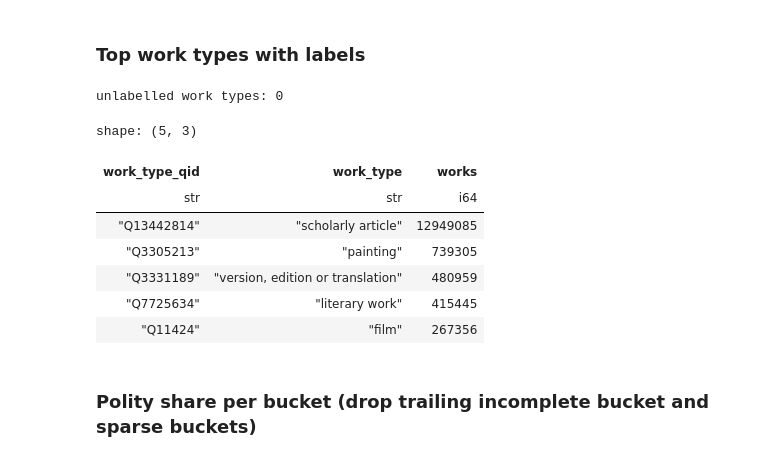
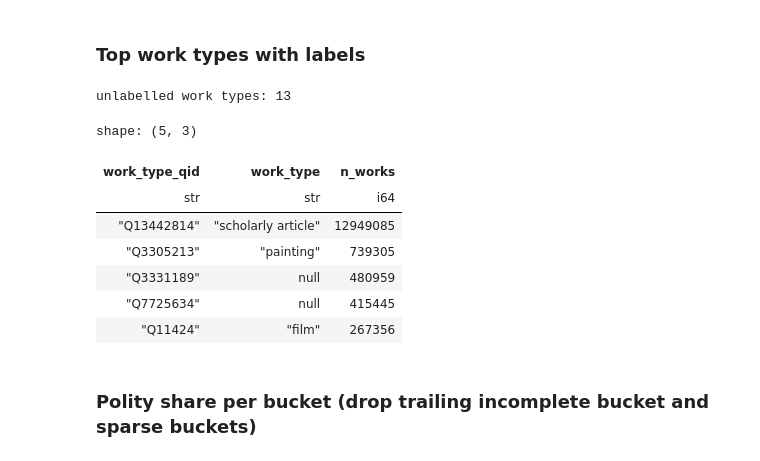
Before and after one commit to charlesdedampierre/cultura_database, a Jupyter notebook: notebooks_new/02_general_stats.ipynb, the cells around one changed output. Drawn from its saved outputs; the diff is of its cells as text; code cells hidden in the pictures.

```diff
--- a/notebooks_new/02_general_stats.ipynb
+++ b/notebooks_new/02_general_stats.ipynb
@@ -207,13 +187,28 @@ shape: (2, 2)
 # %%
 top_work_type_qids = con.sql('''
-    SELECT t.qid AS work_type_qid, COUNT(*) AS works
+    SELECT t.qid AS work_type_qid, COUNT(*) AS n_works
     FROM (SELECT unnest(instance_of) AS t FROM work)
     WHERE t.qid IS NOT NULL
     GROUP BY 1
-    ORDER BY works DESC
+    ORDER BY n_works DESC
     LIMIT 20
 ''').pl()
 
+work_type_labels = con.sql('''
+    WITH labels AS (
+        SELECT entity.qid AS qid, entity.label_en AS label FROM place
+        UNION ALL SELECT entity.qid, entity.label_en FROM occupation
+        UNION ALL SELECT entity.qid, entity.label_en FROM work
+        UNION ALL SELECT t.qid, t.label_en FROM (SELECT unnest(instance_of) AS t FROM place)
+        UNION ALL SELECT t.qid, t.label_en FROM (SELECT unnest(subclass_of) AS t FROM occupation)
+    )
+    SELECT qid AS work_type_qid, MIN(label) AS work_type
+    FROM labels
+    WHERE list_contains($qids, qid) AND label IS NOT NULL
+    GROUP BY 1
+''', params={'qids': top_work_type_qids['work_type_qid'].to_list()}).pl()
+
+assert work_type_labels['work_type_qid'].is_unique().all()
 top_work_type_qids.head()
 # %% [output]
 shape: (5, 2)
@@ -381,22 +376,22 @@ shape: (4, 3)
 # %%
 top_work_types = (
     top_work_type_qids
     .join(work_type_labels, on='work_type_qid', how='left')
-    .select('work_type_qid', 'work_type', 'works')
-    .sort('works', descending=True)
+    .select('work_type_qid', 'work_type', 'n_works')
+    .sort('n_works', descending=True)
 )
 assert top_work_types.height == top_work_type_qids.height
 print('unlabelled work types:', top_work_types['work_type'].null_count())
 top_work_types.head()
 # %% [output]
-unlabelled work types: 0
+unlabelled work types: 13
 shape: (5, 3)
-| work_type_qid | work_type | works |
+| work_type_qid | work_type | n_works |
 | str | str | i64 |
 | "Q13442814" | "scholarly article" | 12949085 |
 | "Q3305213" | "painting" | 739305 |
-| "Q3331189" | "version, edition or translation" | 480959 |
-| "Q7725634" | "literary work" | 415445 |
+| "Q3331189" | null | 480959 |
+| "Q7725634" | null | 415445 |
 | "Q11424" | "film" | 267356 |
 # %% [markdown]
 ### Polity share per bucket (drop trailing incomplete bucket and sparse buckets)
```
Also changed, not shown: parts of 9 cells of this notebook, 11 other files.
